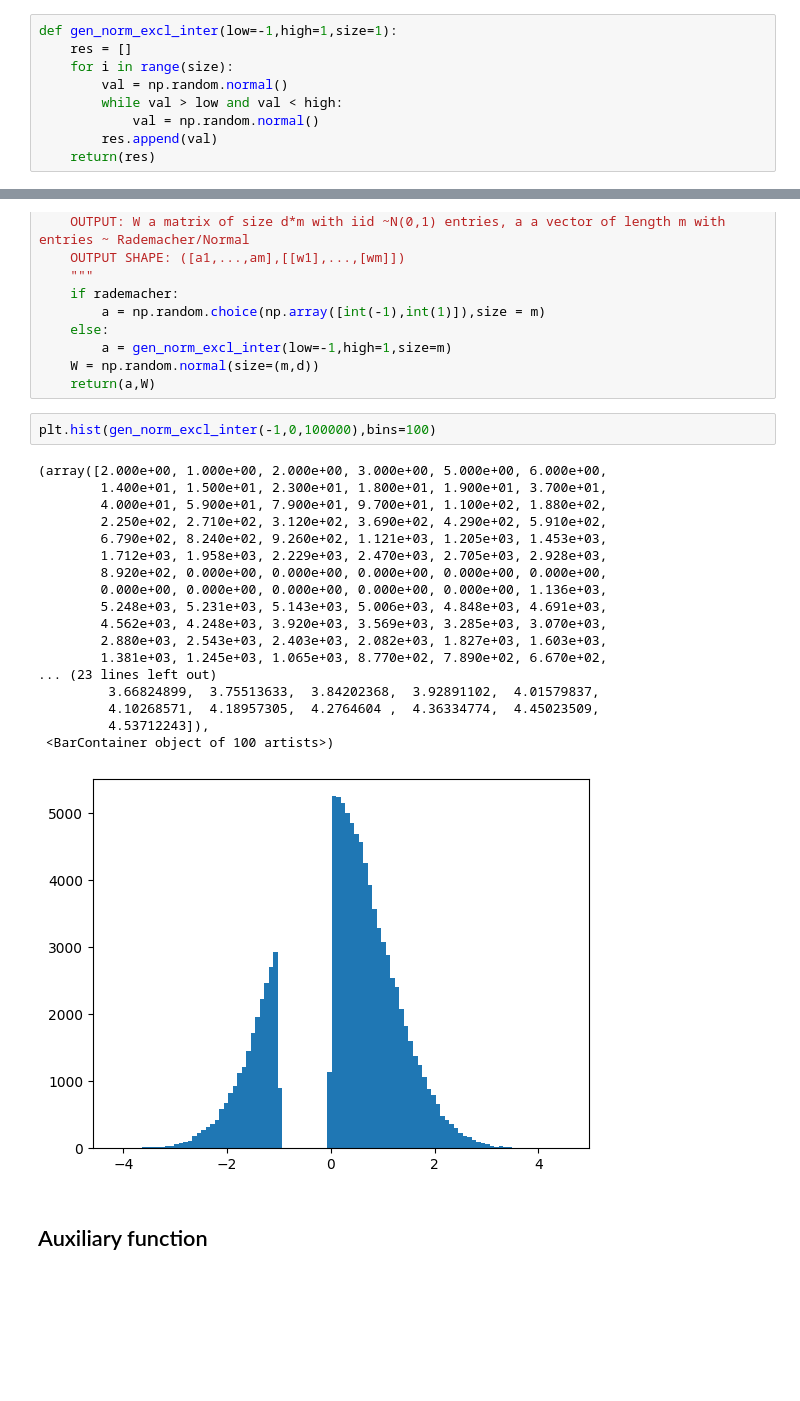
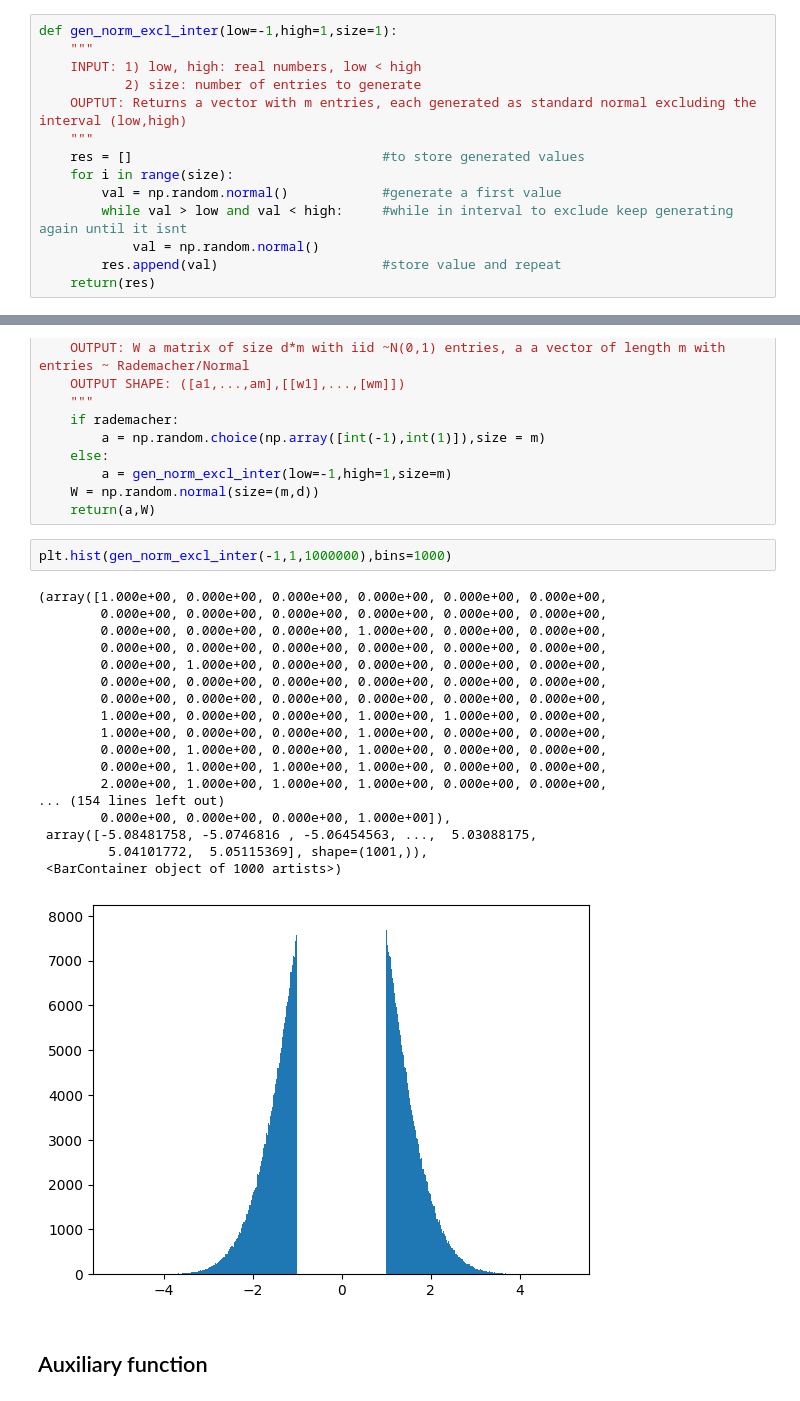
Before and after one commit to YanisBosch/NKT_Heaviside, a Jupyter notebook: main.ipynb, the cells around one changed output, grey strips where cells are left out. Saved outputs shown, nothing was run; the diff lists cells and outputs as text; blank space fills up the shorter version.

```diff
--- a/main.ipynb
+++ b/main.ipynb
@@ -28,12 +28,17 @@ def create_data(n,d):
     return(X,Y)
 # %%
 def gen_norm_excl_inter(low=-1,high=1,size=1):
-    res = []
+    """
+    INPUT: 1) low, high: real numbers, low < high
+           2) size: number of entries to generate
+    OUPTUT: Returns a vector with m entries, each generated as standard normal excluding the interval (low,high)
+    """
+    res = []                                #to store generated values
     for i in range(size):
-        val = np.random.normal()
-        while val > low and val < high:
+        val = np.random.normal()            #generate a first value
+        while val > low and val < high:     #while in interval to exclude keep generating again until it isnt
             val = np.random.normal()
-        res.append(val)
+        res.append(val)                     #store value and repeat
     return(res)
 # %%
 def create_weights(m,d,rademacher = True):
@@ -49,26 +54,26 @@ def create_weights(m,d,rademacher = True):
     W = np.random.normal(size=(m,d))
     return(a,W)
 # %%
-plt.hist(gen_norm_excl_inter(-1,0,100000),bins=100)
+plt.hist(gen_norm_excl_inter(-1,1,1000000),bins=1000)
 # %% [output]
-(array([2.000e+00, 1.000e+00, 2.000e+00, 3.000e+00, 5.000e+00, 6.000e+00,
-        1.400e+01, 1.500e+01, 2.300e+01, 1.800e+01, 1.900e+01, 3.700e+01,
-        4.000e+01, 5.900e+01, 7.900e+01, 9.700e+01, 1.100e+02, 1.880e+02,
-        2.250e+02, 2.710e+02, 3.120e+02, 3.690e+02, 4.290e+02, 5.910e+02,
-        6.790e+02, 8.240e+02, 9.260e+02, 1.121e+03, 1.205e+03, 1.453e+03,
-        1.712e+03, 1.958e+03, 2.229e+03, 2.470e+03, 2.705e+03, 2.928e+03,
-        8.920e+02, 0.000e+00, 0.000e+00, 0.000e+00, 0.000e+00, 0.000e+00,
-        0.000e+00, 0.000e+00, 0.000e+00, 0.000e+00, 0.000e+00, 1.136e+03,
-        5.248e+03, 5.231e+03, 5.143e+03, 5.006e+03, 4.848e+03, 4.691e+03,
-        4.562e+03, 4.248e+03, 3.920e+03, 3.569e+03, 3.285e+03, 3.070e+03,
-        2.880e+03, 2.543e+03, 2.403e+03, 2.082e+03, 1.827e+03, 1.603e+03,
-        1.381e+03, 1.245e+03, 1.065e+03, 8.770e+02, 7.890e+02, 6.670e+02,
-... (23 lines left out)
-         3.66824899,  3.75513633,  3.84202368,  3.92891102,  4.01579837,
-         4.10268571,  4.18957305,  4.2764604 ,  4.36334774,  4.45023509,
-         4.53712243]),
- <BarContainer object of 100 artists>)
+(array([1.000e+00, 0.000e+00, 0.000e+00, 0.000e+00, 0.000e+00, 0.000e+00,
+        0.000e+00, 0.000e+00, 0.000e+00, 0.000e+00, 0.000e+00, 0.000e+00,
+        0.000e+00, 0.000e+00, 0.000e+00, 1.000e+00, 0.000e+00, 0.000e+00,
+        0.000e+00, 0.000e+00, 0.000e+00, 0.000e+00, 0.000e+00, 0.000e+00,
+        0.000e+00, 1.000e+00, 0.000e+00, 0.000e+00, 0.000e+00, 0.000e+00,
+        0.000e+00, 0.000e+00, 0.000e+00, 0.000e+00, 0.000e+00, 0.000e+00,
+        0.000e+00, 0.000e+00, 0.000e+00, 0.000e+00, 0.000e+00, 0.000e+00,
+        1.000e+00, 0.000e+00, 0.000e+00, 1.000e+00, 1.000e+00, 0.000e+00,
+        1.000e+00, 0.000e+00, 0.000e+00, 1.000e+00, 0.000e+00, 0.000e+00,
+        0.000e+00, 1.000e+00, 0.000e+00, 1.000e+00, 0.000e+00, 0.000e+00,
+        0.000e+00, 1.000e+00, 1.000e+00, 1.000e+00, 0.000e+00, 0.000e+00,
+        2.000e+00, 1.000e+00, 1.000e+00, 1.000e+00, 0.000e+00, 0.000e+00,
+... (154 lines left out)
+        0.000e+00, 0.000e+00, 0.000e+00, 1.000e+00]),
+ array([-5.08481758, -5.0746816 , -5.06454563, ...,  5.03088175,
+         5.04101772,  5.05115369], shape=(1001,)),
+ <BarContainer object of 1000 artists>)
-[figure, old version]
+[figure, new version]
 # %% [markdown]
 ## Auxiliary function
 # %%
```
Also changed, not shown: parts of 5 cells of this notebook.
